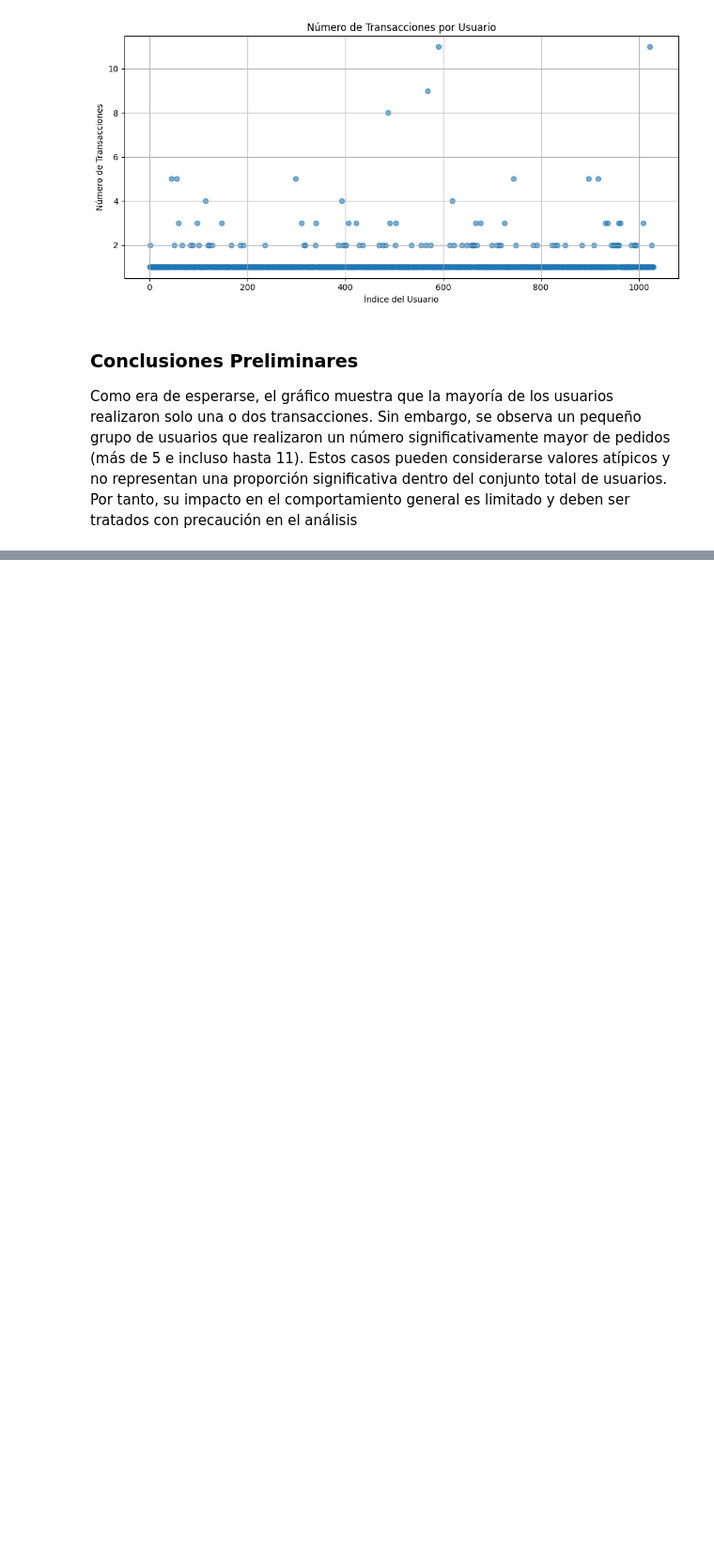
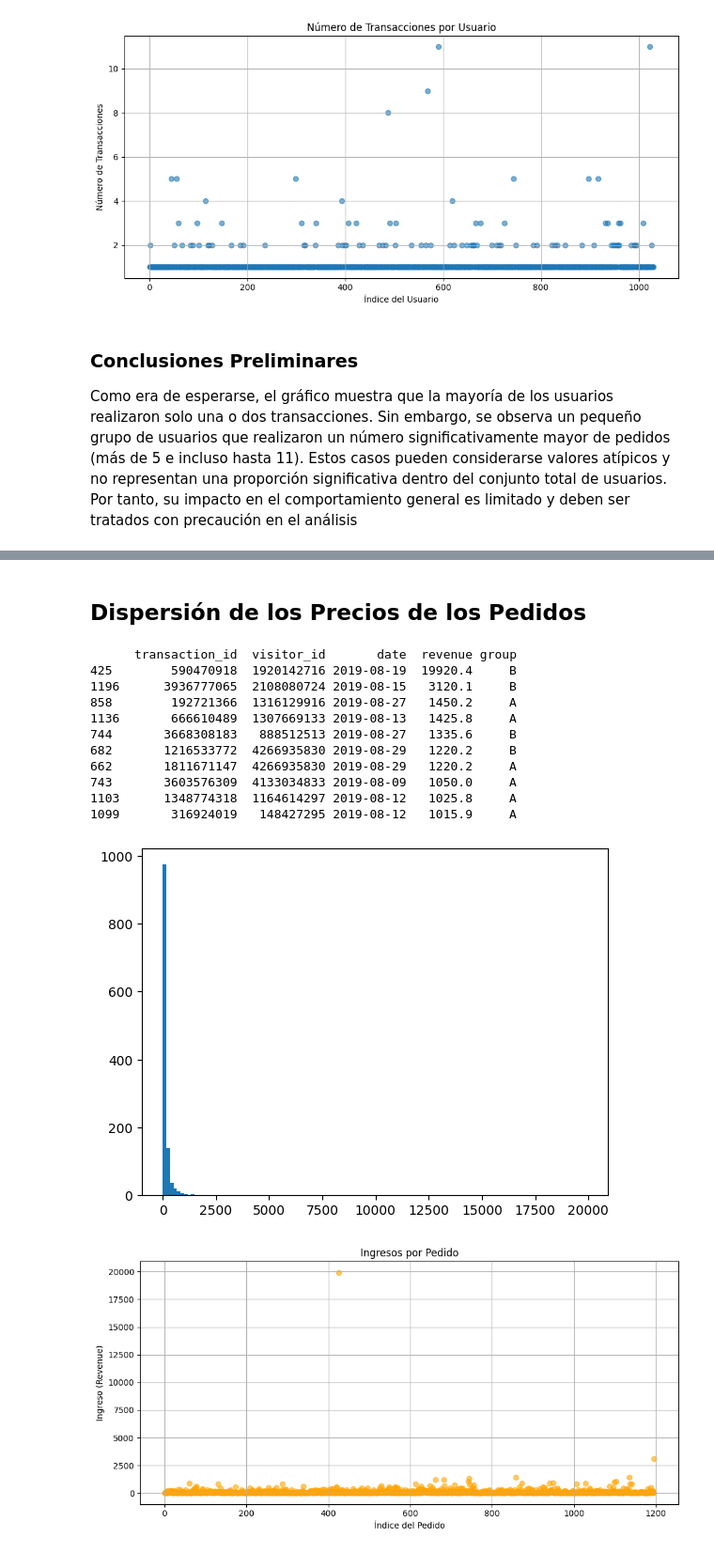
Before and after one commit to DavidRC-Ing/Project_A-B-test, a Jupyter notebook: Project_Ab_test.ipynb, the cells around one changed output, grey strips where cells are left out. Shown: that part at 94% size. Cells and saved outputs as stored; diff of their text form; code cells hidden in the pictures; blank space fills up the shorter version.

```diff
--- a/Project_Ab_test.ipynb
+++ b/Project_Ab_test.ipynb
@@ -486,0 +506,35 @@ Como era de esperarse, el gráfico muestra que la mayoría de los usuarios reali
+# %% [markdown]
+## Dispersión de los Precios de los Pedidos
+# %%
+
+print(orders.sort_values(by='revenue',ascending=False).head(10))
+
+# Crear el eje x como índice de los pedidos
+x_values = pd.Series(range(0, len(orders['revenue'])))
+
+plt.hist(orders['revenue'],bins=120)
+# Gráfico de dispersión
+plt.figure(figsize=(10, 5))
+plt.scatter(x_values, orders['revenue'], alpha=0.6, color='orange')
+
+# Títulos y etiquetas
+plt.title('Ingresos por Pedido')
+plt.xlabel('Índice del Pedido')
+plt.ylabel('Ingreso (Revenue)')
+plt.grid(True)
+plt.tight_layout()
+plt.show()
+# %% [output]
+      transaction_id  visitor_id       date  revenue group
+425        590470918  1920142716 2019-08-19  19920.4     B
+1196      3936777065  2108080724 2019-08-15   3120.1     B
+858        192721366  1316129916 2019-08-27   1450.2     A
+1136       666610489  1307669133 2019-08-13   1425.8     A
+744       3668308183   888512513 2019-08-27   1335.6     B
+682       1216533772  4266935830 2019-08-29   1220.2     B
+662       1811671147  4266935830 2019-08-29   1220.2     A
+743       3603576309  4133034833 2019-08-09   1050.0     A
+1103      1348774318  1164614297 2019-08-12   1025.8     A
+1099       316924019   148427295 2019-08-12   1015.9     A
+[figure, added]
+[figure, added]
```
Also changed, not shown: parts of 26 cells of this notebook.
